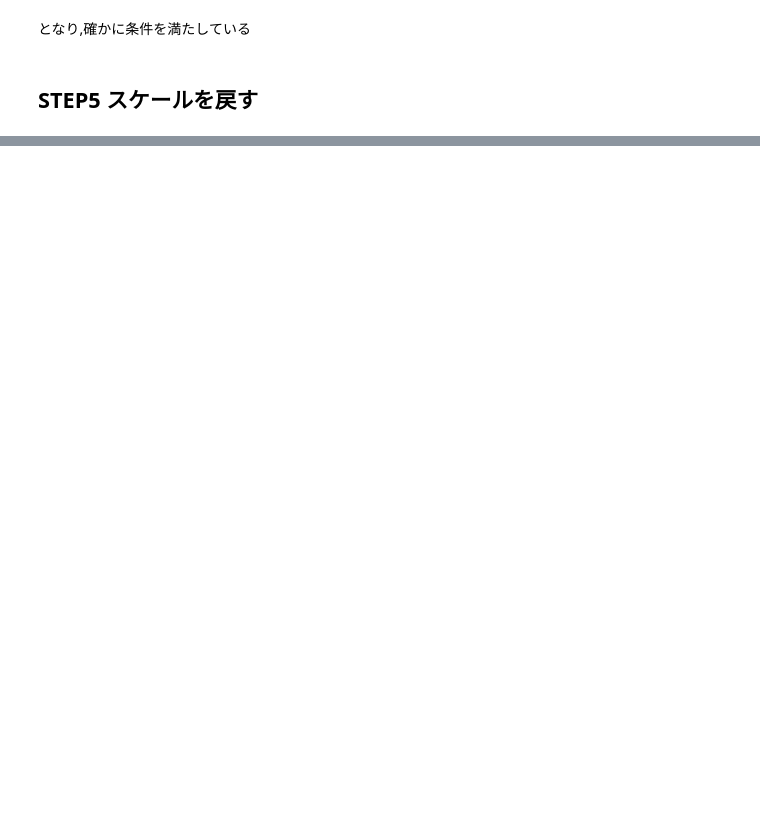
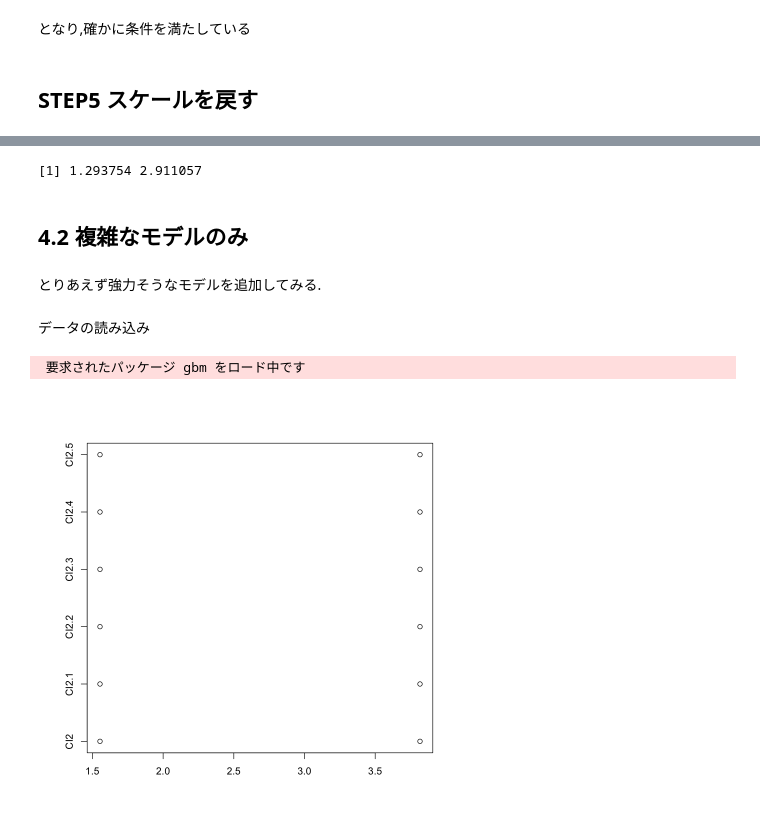
Before and after one commit to KoMaTop10/soturon, a Jupyter notebook: code/TMLE_Procedure.ipynb, the cells around one changed output, grey strips where cells are left out. Cells and saved outputs as stored; diff of their text form; code cells hidden in the pictures; blank space fills up the shorter version.

```diff
--- a/code/TMLE_Procedure.ipynb
+++ b/code/TMLE_Procedure.ipynb
@@ -229,0 +316,12 @@ TE
+# %%
+ObsData2$init.Pred <- predict(Y.fit.sl, newdata = ObsData2.noY,type = "response")$pred
+
+ObsData2.noY$A <- 1
+ObsData2$Pred.Y1 <- predict(Y.fit.sl, newdata = ObsData2.noY,
+                           type = "response")$pred
+
+ObsData2.noY$A <- 0
+ObsData2$Pred.Y0 <- predict(Y.fit.sl, newdata = ObsData2.noY,
+                           type = "response")$pred
+
+ObsData2$Pred.TE <- ObsData2$Pred.Y1 - ObsData2$Pred.Y0
@@ -229,0 +351,11 @@ TE
+# %%
+ObsData2$H.A1L <- (ObsData2$A) / ObsData2$PS.SL
+ObsData2$H.A0L <- (1-ObsData2$A) / (1- ObsData2$PS.SL)
+
+ObsData2$H.AL <- ObsData2$H.A1L - ObsData2$H.A0L
+
+eps_mod <- glm(Y.bounded ~ -1 + H.A1L + H.A0L + offset(qlogis(init.Pred)) ,
+               family = "binomial",
+               data = ObsData2)
+epsilon <- coef(eps_mod)
+epsilon
@@ -229,0 +367,10 @@ TE
+# %%
+ObsData2$Pred.Y1.update <- plogis(qlogis(ObsData2$Pred.Y1) +
+                                   epsilon["H.A1L"]*ObsData2$H.A1L)
+
+ObsData2$Pred.Y0.update <- plogis(qlogis(ObsData2$Pred.Y0) +
+                                   epsilon["H.A0L"]*ObsData2$H.A0L)
+
+TE <- mean(ObsData2$Pred.Y1.update - ObsData2$Pred.Y0.update)
+TE  <- TE*(max.Y-min.Y)
+TE
@@ -229,0 +381,17 @@ TE
+# %%
+ATE.TMLE.bounded.vector <- ObsData2$Pred.Y1.update - ObsData2$Pred.Y0.update
+
+ATE.TMLE.bounded <- mean(ATE.TMLE.bounded.vector, na.rm = TRUE)
+
+ATE.TMLE <- (max.Y-min.Y)*ATE.TMLE.bounded
+
+CI2 <- ci.estimate(data = ObsData2, H.AL.components = 2)
+CI2
+# %% [output]
+[1] 1.293754 2.911057
+# %% [markdown]
+## 4.2 複雑なモデルのみ
+# %% [markdown]
+とりあえず強力そうなモデルを追加してみる.
+# %% [markdown]
+データの読み込み
@@ -229,0 +405,19 @@ TE
+# %%
+set.seed(123)
+ObsData3.noY <- dplyr::select(ObsData3, !c(Y,Y.bounded))
+Y.fit.sl <- SuperLearner(Y=ObsData3$Y.bounded,
+                       X=ObsData3.noY,
+                       cvControl = list(V = 3),
+                       SL.library=c("SL.randomForest",
+                                    "SL.gbm",
+                                    "SL.kernelKnn",
+                                    "SL.xgboost"),
+                          method="method.CC_nloglik",
+                       family="gaussian")
+# %% [output]
+ 要求されたパッケージ gbm をロード中です
+# %%
+x <- data.frame(CI2,CI2,CI2,CI2,CI2,CI2)
+stripchart(x,pch=1)
+# %% [output]
+[figure, added]
```
Also changed, not shown: parts of 25 cells of this notebook.
